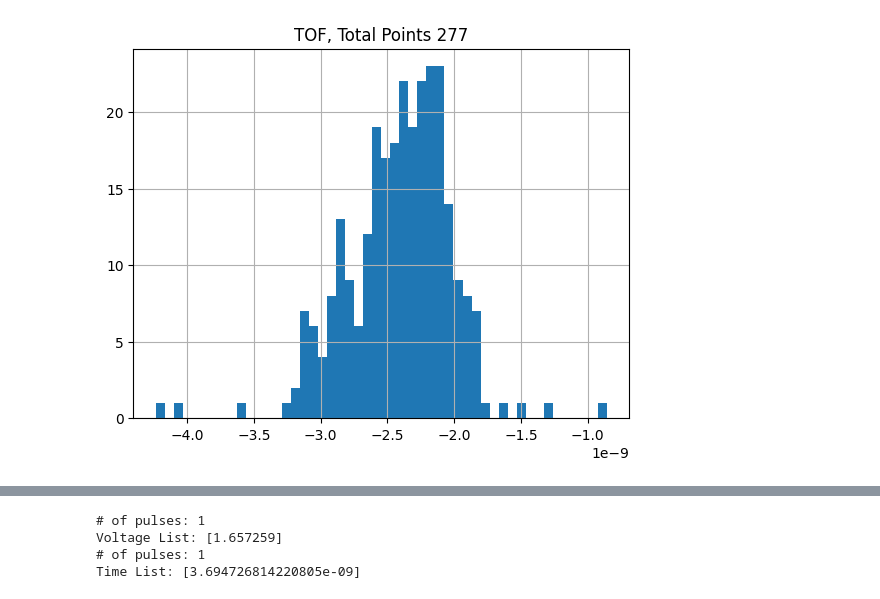
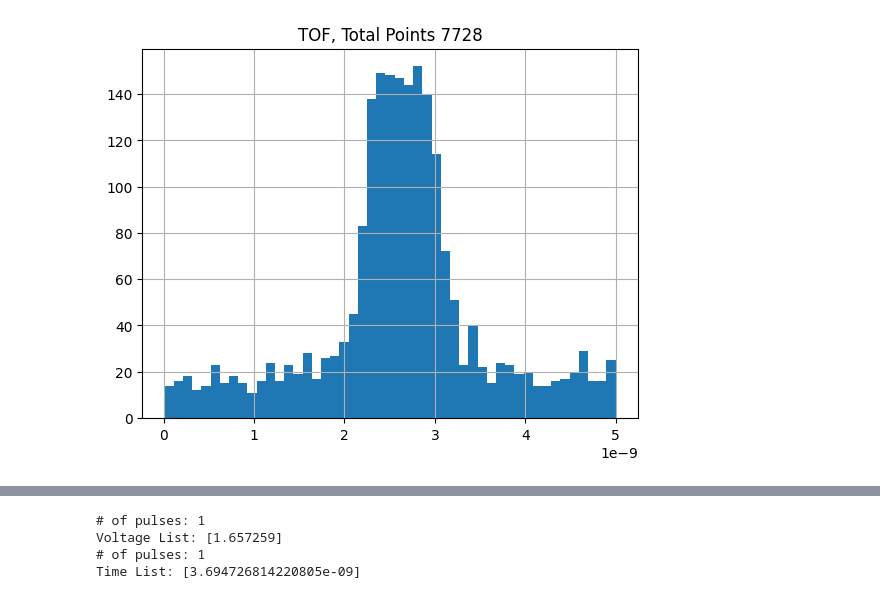
Before and after one commit to llbranch/Monte-Python, a Jupyter notebook: development_notebook.ipynb, the cells around one changed output, grey strips where cells are left out. Saved outputs shown, nothing was run; the diff lists cells and outputs as text; code cells hidden in the pictures.

```diff
--- a/development_notebook.ipynb
+++ b/development_notebook.ipynb
@@ -8,8 +8,8 @@ import sys
 import random
 # %%
 """ Pull Data Manually """
-ch1data = pd.read_csv("output289ch1_05_08_2023.txt", sep="\t")
-ch4data = pd.read_csv("output289ch4_05_08_2023.txt", sep="\t")
+ch1data = pd.read_csv("output20000ch1_05_07_2023.txt", sep=",")
+ch4data = pd.read_csv("output20000ch4_05_07_2023.txt", sep=",")
 
 ch1data.columns =["Time", "V(compout)-CH1"]
 ch4data.columns =["Time", "V(compout)-CH4"]
@@ -161,13 +147,15 @@ midpoints4 = np.array(midpoints4)
 # plt.plot(data4[:,0], data4[:,1])
 # plt.scatter(midpoints4[:,0], midpoints4[:,1], marker='o', color='green')
 # %%
-plt.scatter(ch1t[:150],ch1V[:150])
-gr = np.gradient(ch1V[:150])
-limit = gr >= 0.1 # & gr < 0.5
-myvolt = (ch1V[:150])[limit]
-mytime = (ch1t[:150])[limit]
-np.diff(mytime)
-plt.plot(mytime, myvolt, color='orange')
+fig, ax = plt.subplots()
+ax.plot(ch1t/1e-6,ch1V)
+ax.plot(ch4t/1e-6,ch4V)
+# gr = np.gradient(ch1V[-200:-1])
+# limit = gr >= 0.1 # & gr < 0.5
+# myvolt = (ch1V[-800:-1])[limit]
+# mytime = (ch1t[-800:-1])[limit]
+# np.diff(mytime)
+# plt.plot(mytime, myvolt, color='orange')
 # plt.hist(np.diff(mytime), bins=10)
 plt.show()
 # %% [output]
@@ -223,34 +211,41 @@ def time_at_thresh(tpeak, Vpeak, num, thresh, ch):
 
 def TOF_finalize(tofch1, tofch4, time_limit=10e-9):
     print("ch1 length", len(tofch1), "largest time diff", "%.5e" % max(np.diff(tofch1)), "zeros", (tofch1 == 0.0).sum())
-    print(tofch1)
+    # print(tofch1)
     print("ch4 length", len(tofch4), "largest time diff", "%.5e" % max(np.diff(tofch4)), "zeros", (tofch4 == 0.0).sum())
-    print(tofch4)
+    # print(tofch4)
     out = []
     i = 0; j = 0
-    sep = 1e-6
+    time_limit = 50e-9
+    print(time_limit)
     while (i < len(tofch1)) and (j < len(tofch4)):
-        check = tofch1[i] - tofch4[j]
+
+        check = tofch4[j] - tofch1[i]
+        print(f"i={i}, tofch1[{i}]={tofch1[i]:.4e} tofch4[{j}]={tofch4[j]:.4e} check={check:.4e}")
         if abs(check) < time_limit:
-            out.append(check)
+            print("add one")
+            out.append(abs(check))
             i+=1
             j+=1
-        elif check > 0:
+        elif (i+1 < len(tofch1)) and (j+1 < len(tofch4)) and check < 0:
             # print("be4",tofch1[i],"vs.",tofch4[j])
             j+=1
+            # print(f"#j=+1, tofch1[{i}]={tofch1[i]:.4e} tofch4[{j}]={tofch4[j]:.4e} check={tofch4[j]-tofch1[i]:.4e}")
             # print("now",tofch1[i],"vs.",tofch4[j])
         else: #check < 0
             # print("be4",tofch1[i],"vs.",tofch4[j])
             i+=1
+            # print(f"#i=+1, tofch1[{i}]={tofch1[i]:.4e} tofch4[{j}]={tofch4[j]:.4e} check={tofch4[j]-tofch1[i]:.4e}")
             # print("now",tofch1[i],"vs.",tofch4[j])
+    print(f"i={i},j={j},{len(tofch1)},{len(tofch4)}")
     print("finished calculating,", len(out), "particles")
     return np.array(out)
 
 
 # ch1Tof = TOF_v2(ch1t,ch1V, 1e-6, 5)
-num = 289 # number of particles
+num = 20000 # number of particles
 ch1Tof = time_at_thresh(ch1t,ch1V, num, 1.5, 1)
 ch4Tof = time_at_thresh(ch4t,ch4V, num, 1.5, 4)
 FinalToF = TOF_finalize(ch1Tof,ch4Tof, num)
-print(FinalToF)
+# print(FinalToF)
 # %% [output]
@@ -275,8 +270,8 @@ ch1 length 289 largest time diff 1.00129e-06 zeros 0
 # %%
 plt.figure(1)
 plt.title(f'TOF, Total Points {len(FinalToF)}')
-plt.hist(FinalToF, bins=50)
+plt.hist(FinalToF, bins=np.linspace(1e-11,5e-9,50))
 plt.grid()
 plt.show()
 # %% [output]
-[figure, old version]
+[figure, new version]
```
Also changed, not shown: parts of 6 cells of this notebook, 11 other files.
